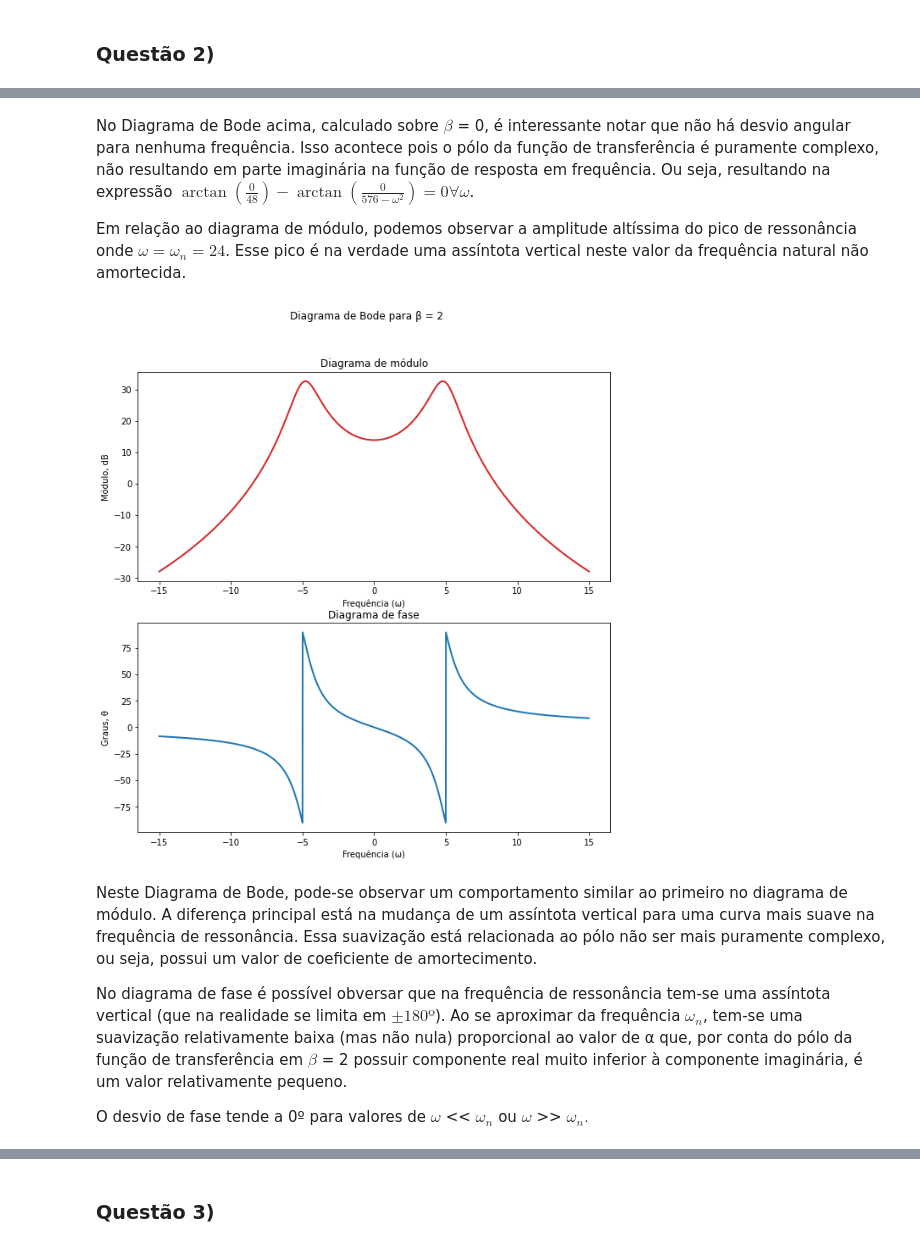
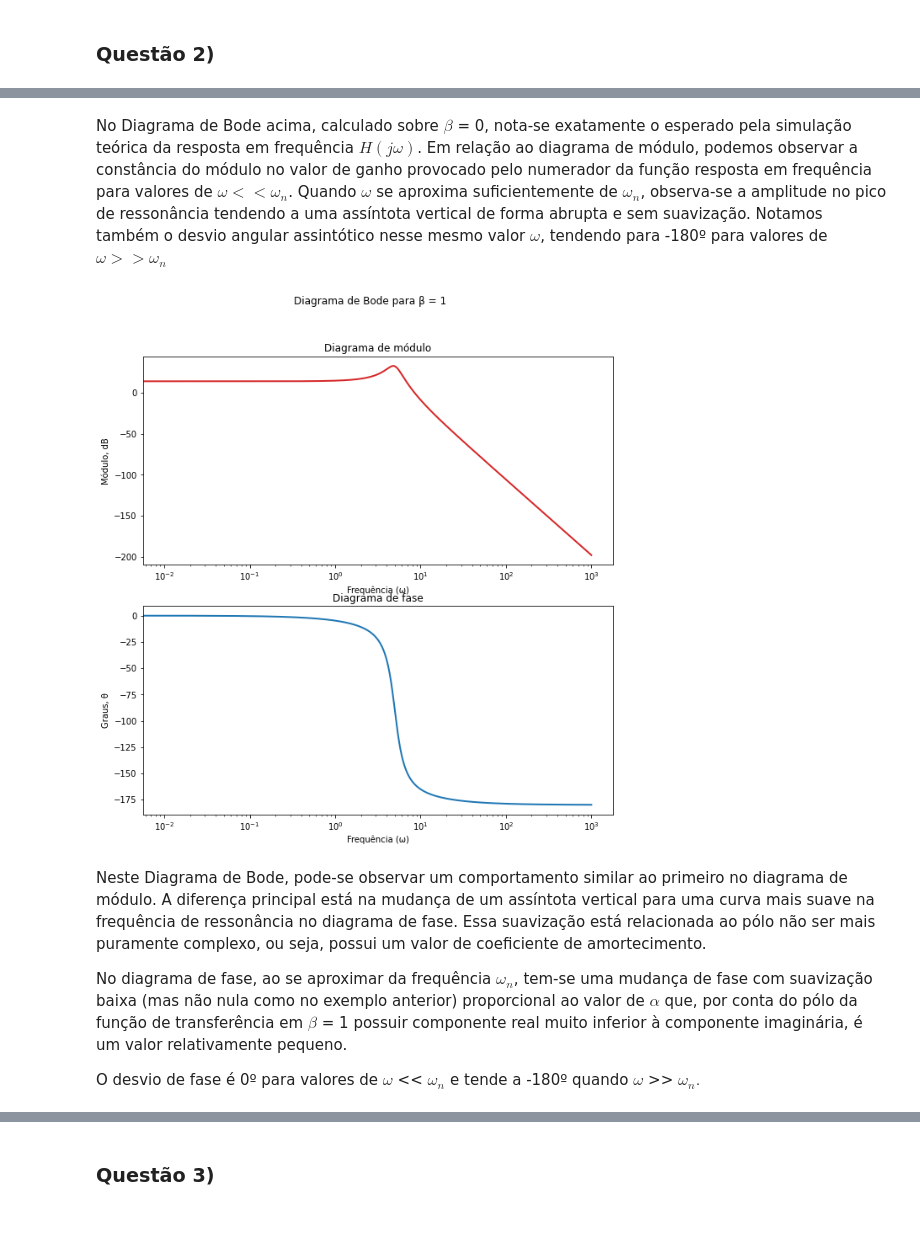
Before and after one commit to leandroassis/sist-lin-trabalho-final, a Jupyter notebook: Trabalho Final de Sistemas Lineares I.ipynb, the cells around one changed output, grey strips where cells are left out. Drawn from its saved outputs; the diff is of its cells as text; code cells hidden in the pictures; blank space fills up the shorter version.

```diff
--- a/Trabalho Final de Sistemas Lineares I.ipynb
+++ b/Trabalho Final de Sistemas Lineares I.ipynb
@@ -197,16 +112,15 @@ DiagramaDeBode(Modulo(H_jw[0].as_numer_denom()[0], H_jw[0].as_numer_denom()[1]),
 # %% [markdown]
-No Diagrama de Bode acima, calculado sobre $\beta$ = 0, é interessante notar que não há desvio angular para nenhuma frequência. Isso acontece pois o pólo da função de transferência é puramente complexo, não resultando em parte imaginária na função de resposta em frequência. Ou seja, resultando na expressão $\arctan(\frac{0}{48}) - \arctan(\frac{0}{576-ω^2}) = 0  \forall  \omega$.
-
-Em relação ao diagrama de módulo, podemos observar a amplitude altíssima do pico de ressonância onde $\omega = \omega_{n} = 24$. Esse pico é na verdade uma assíntota vertical neste valor da frequência natural não amortecida.
+No Diagrama de Bode acima, calculado sobre $\beta$ = 0, nota-se exatamente o esperado pela simulação teórica da resposta em frequência $H(j\omega)$. Em relação ao diagrama de módulo, podemos observar a constância do módulo no valor de ganho provocado pelo numerador da função resposta em frequência para valores de $\omega << \omega_{n}$. Quando $\omega$ se aproxima suficientemente de $\omega_{n}$, observa-se a amplitude no pico de ressonância tendendo a uma assíntota vertical de forma abrupta e sem suavização. Notamos também o desvio angular assintótico nesse mesmo valor $\omega$, tendendo para -180º para valores de $\omega >> \omega_{n}$
 # %%
 # Diagrama de Bode para beta igual a 1
-DiagramaDeBode(Modulo(H_jw[1].as_numer_denom()[0], H_jw[1].as_numer_denom()[1]), Fase(H_jw[1].as_numer_denom()[0], H_jw[1].as_numer_denom()[1]), np.arange(-15, 15, 0.01),'Diagrama de Bode para β = 2')
+intervalo = np.arange(0, 1000.1, 0.01)
+DiagramaDeBode(Modulo(H_jw[1].as_numer_denom()[0], H_jw[1].as_numer_denom()[1]), Fase(H_jw[1].as_numer_denom()[0], H_jw[1].as_numer_denom()[1]), intervalo,'Diagrama de Bode para β = 1', yticks=np.arange(-100, 45, 20))
 # %% [output]
-[figure, old version]
+[figure, new version]
 # %% [markdown]
-Neste Diagrama de Bode, pode-se observar um comportamento similar ao primeiro no diagrama de módulo. A diferença principal está na mudança de um assíntota vertical para uma curva mais suave na frequência de ressonância. Essa suavização está relacionada ao pólo não ser mais puramente complexo, ou seja, possui um valor de coeficiente de amortecimento.
+Neste Diagrama de Bode, pode-se observar um comportamento similar ao primeiro no diagrama de módulo. A diferença principal está na mudança de um assíntota vertical para uma curva mais suave na frequência de ressonância no diagrama de fase. Essa suavização está relacionada ao pólo não ser mais puramente complexo, ou seja, possui um valor de coeficiente de amortecimento.
 
-No diagrama de fase é possível obversar que na frequência de ressonância tem-se uma assíntota vertical (que na realidade se limita em $\pm 180º$). Ao se aproximar da frequência $\omega_{n}$, tem-se uma suavização relativamente baixa (mas não nula) proporcional ao valor de α que, por conta do pólo da função de transferência em $\beta$ = 2 possuir componente real muito inferior à componente imaginária, é um valor relativamente pequeno.
+No diagrama de fase, ao se aproximar da frequência $\omega_{n}$, tem-se uma mudança de fase com suavização baixa (mas não nula como no exemplo anterior) proporcional ao valor de $\alpha$ que, por conta do pólo da função de transferência em $\beta$ = 1 possuir componente real muito inferior à componente imaginária, é um valor relativamente pequeno.
 
-O desvio de fase tende a 0º para valores de $\omega$ << $\omega_{n}$ ou $\omega$ >> $\omega_{n}.$
+O desvio de fase é 0º para valores de $\omega$ << $\omega_{n}$ e tende a -180º quando $\omega$ >> $\omega_{n}.$
 # %%
```
Also changed, not shown: parts of 40 cells of this notebook, 10 other files.
